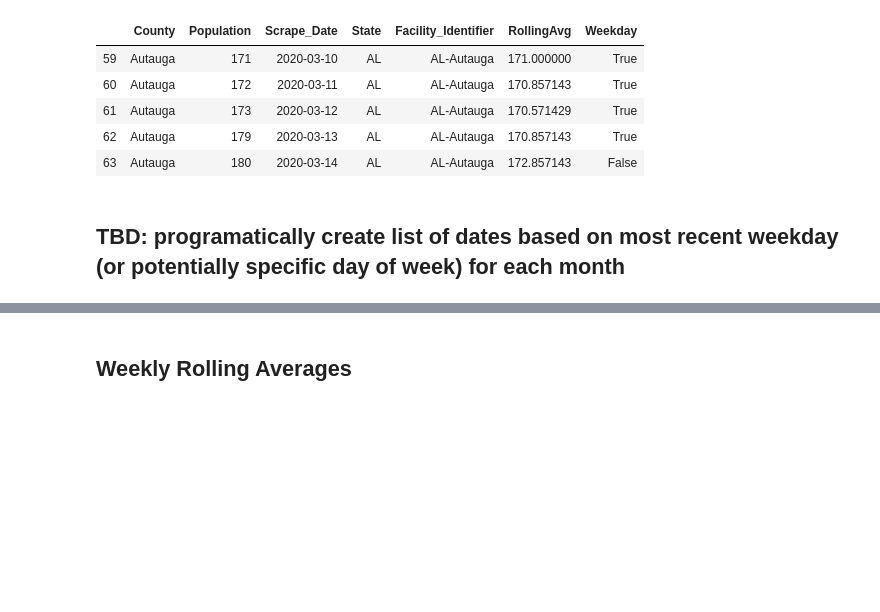
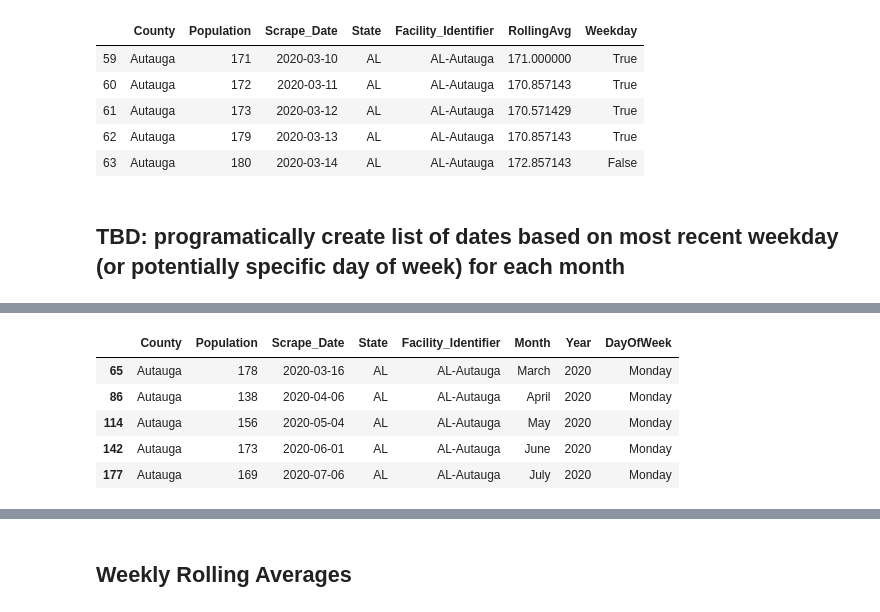
Before and after one commit to Matthew-Mitchell/PPI_COVID_Data_Rollups, a Jupyter notebook: COVID_Prison_Transformations.ipynb, the cells around one changed output, grey strips where cells are left out. Cells and saved outputs as stored; diff of their text form; code cells hidden in the pictures; blank space fills up the shorter version.

```diff
--- a/COVID_Prison_Transformations.ipynb
+++ b/COVID_Prison_Transformations.ipynb
@@ -169,0 +191,14 @@ temp.pivot(index="Facility_Identifier", columns="Scrape_Date", values="Populatio
+# %%
+df['Month'] = df.Scrape_Date.dt.strftime('%B')
+df['Year'] = df.Scrape_Date.dt.strftime('%Y')
+df['DayOfWeek'] = df.Scrape_Date.dt.strftime('%A')
+mondays = df[df.DayOfWeek=='Monday']
+first_mondays = mondays.groupby(['Facility_Identifier', 'Month', 'Year']).head(1)
+first_mondays.head()
+# %% [output]
+|  | County | Population | Scrape_Date | State | Facility_Identifier | Month | Year | DayOfWeek |
+| 65 | Autauga | 178 | 2020-03-16 | AL | AL-Autauga | March | 2020 | Monday |
+| 86 | Autauga | 138 | 2020-04-06 | AL | AL-Autauga | April | 2020 | Monday |
+| 114 | Autauga | 156 | 2020-05-04 | AL | AL-Autauga | May | 2020 | Monday |
+| 142 | Autauga | 173 | 2020-06-01 | AL | AL-Autauga | June | 2020 | Monday |
+| 177 | Autauga | 169 | 2020-07-06 | AL | AL-Autauga | July | 2020 | Monday |
```
Also changed, not shown: parts of 29 cells of this notebook.
